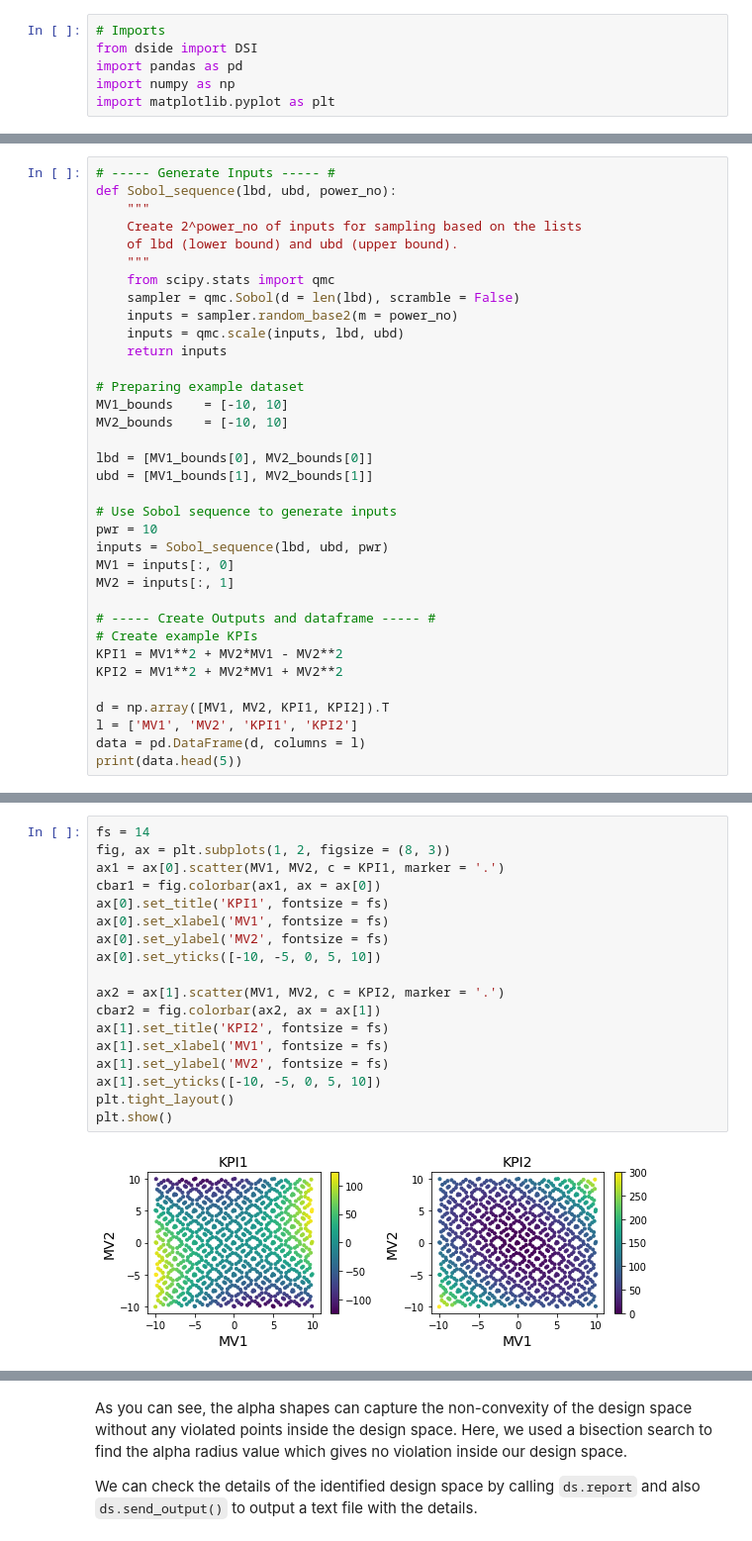
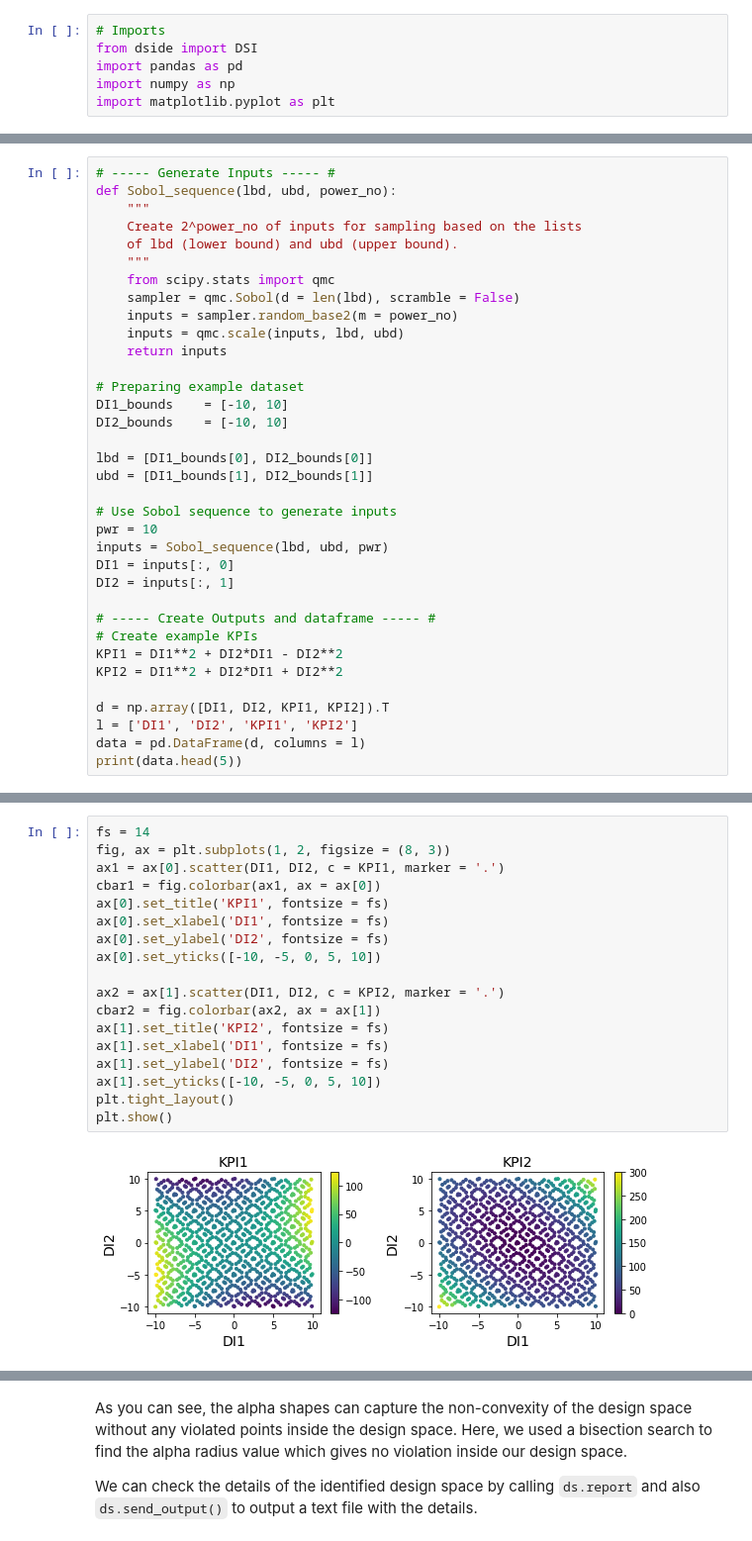
Before and after one commit to stvsach/dside, a Jupyter notebook: docs/notebooks/example_2D.ipynb, the cells around one changed output, grey strips where cells are left out. Shown: that part at 99% size. Saved outputs shown, nothing was run; the diff lists cells and outputs as text.

```diff
--- a/docs/notebooks/example_2D.ipynb
+++ b/docs/notebooks/example_2D.ipynb
@@ -24,25 +24,25 @@ def Sobol_sequence(lbd, ubd, power_no):
     return inputs
 
 # Preparing example dataset
-MV1_bounds    = [-10, 10]
-MV2_bounds    = [-10, 10]
+DI1_bounds    = [-10, 10]
+DI2_bounds    = [-10, 10]
 
-lbd = [MV1_bounds[0], MV2_bounds[0]]
-ubd = [MV1_bounds[1], MV2_bounds[1]]
+lbd = [DI1_bounds[0], DI2_bounds[0]]
+ubd = [DI1_bounds[1], DI2_bounds[1]]
 
 # Use Sobol sequence to generate inputs
 pwr = 10
 inputs = Sobol_sequence(lbd, ubd, pwr)
-MV1 = inputs[:, 0]
-MV2 = inputs[:, 1]
+DI1 = inputs[:, 0]
+DI2 = inputs[:, 1]
 
 # ----- Create Outputs and dataframe ----- #
 # Create example KPIs
-KPI1 = MV1**2 + MV2*MV1 - MV2**2
-KPI2 = MV1**2 + MV2*MV1 + MV2**2
+KPI1 = DI1**2 + DI2*DI1 - DI2**2
+KPI2 = DI1**2 + DI2*DI1 + DI2**2
 
-d = np.array([MV1, MV2, KPI1, KPI2]).T
-l = ['MV1', 'MV2', 'KPI1', 'KPI2']
+d = np.array([DI1, DI2, KPI1, KPI2]).T
+l = ['DI1', 'DI2', 'KPI1', 'KPI2']
 data = pd.DataFrame(d, columns = l)
 print(data.head(5))
 # %% [output]
@@ -57,22 +57,22 @@ So we have created a dataframe containing the manipulated variables: MV1 & MV2 w
 # %%
 fs = 14
 fig, ax = plt.subplots(1, 2, figsize = (8, 3))
-ax1 = ax[0].scatter(MV1, MV2, c = KPI1, marker = '.')
+ax1 = ax[0].scatter(DI1, DI2, c = KPI1, marker = '.')
 cbar1 = fig.colorbar(ax1, ax = ax[0])
 ax[0].set_title('KPI1', fontsize = fs)
-ax[0].set_xlabel('MV1', fontsize = fs)
-ax[0].set_ylabel('MV2', fontsize = fs)
+ax[0].set_xlabel('DI1', fontsize = fs)
+ax[0].set_ylabel('DI2', fontsize = fs)
 ax[0].set_yticks([-10, -5, 0, 5, 10])
 
-ax2 = ax[1].scatter(MV1, MV2, c = KPI2, marker = '.')
+ax2 = ax[1].scatter(DI1, DI2, c = KPI2, marker = '.')
 cbar2 = fig.colorbar(ax2, ax = ax[1])
 ax[1].set_title('KPI2', fontsize = fs)
-ax[1].set_xlabel('MV1', fontsize = fs)
-ax[1].set_ylabel('MV2', fontsize = fs)
+ax[1].set_xlabel('DI1', fontsize = fs)
+ax[1].set_ylabel('DI2', fontsize = fs)
 ax[1].set_yticks([-10, -5, 0, 5, 10])
 plt.tight_layout()
 plt.show()
 # %% [output]
-[figure, old version]
+[figure, new version]
 # %% [markdown]
 ## Design Space Identification
```
Also changed, not shown: parts of 8 cells of this notebook, 10 other files.
